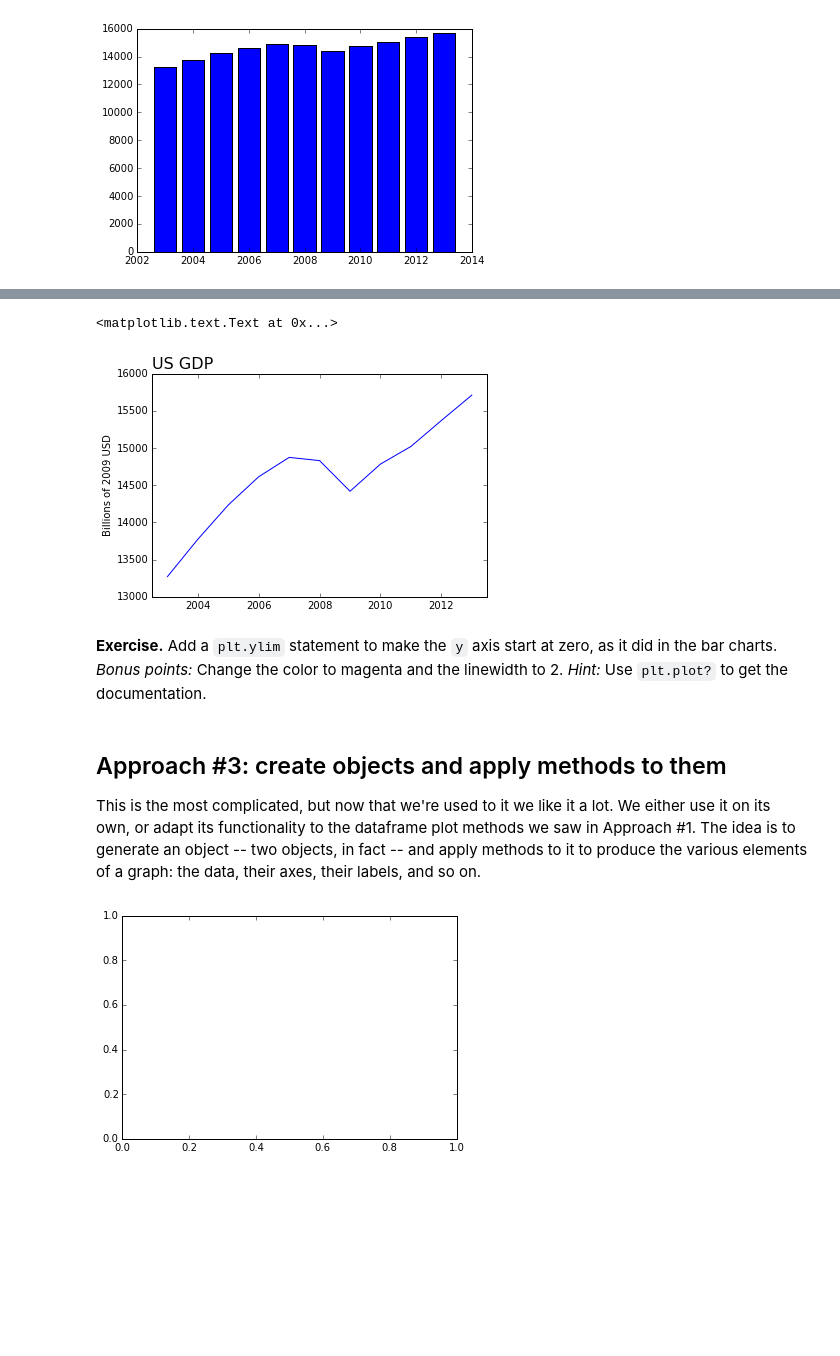
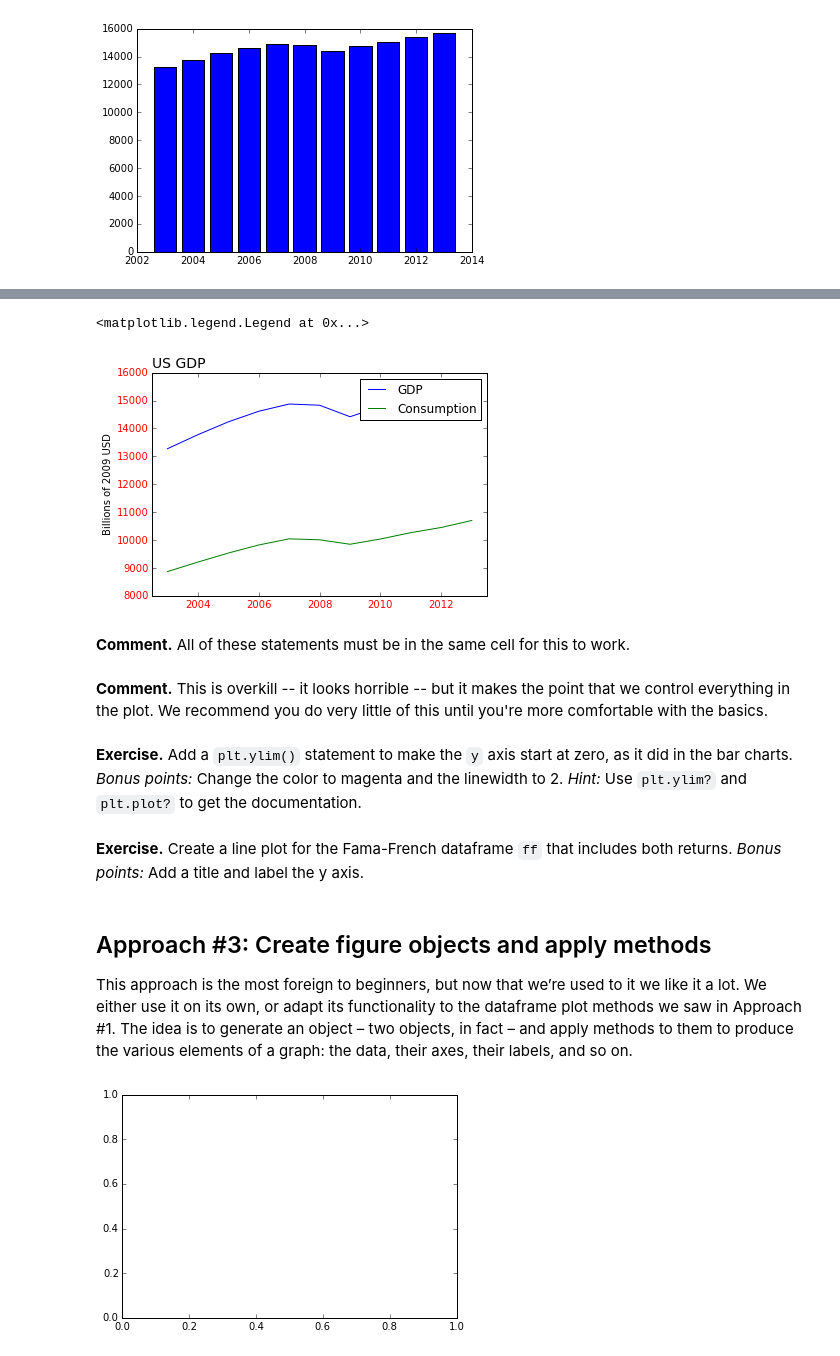
Before and after one commit to DaveBackus/Data_Bootcamp, a Jupyter notebook: Code/IPython/bootcamp_graphics_1.ipynb, the cells around one changed output, grey strips where cells are left out. Saved outputs shown, nothing was run; the diff lists cells and outputs as text; code cells hidden in the pictures; blank space fills up the shorter version.

Commit message:
graphics notebook updated

```diff
--- a/Code/IPython/bootcamp_graphics_1.ipynb
+++ b/Code/IPython/bootcamp_graphics_1.ipynb
@@ -50,9 +63,9 @@ gdp  = [13271.1, 13773.5, 14234.2, 14613.8, 14873.7, 14830.4, 14418.7,
         14783.8, 15020.6, 15369.2, 15710.3]
 pce  = [8867.6, 9208.2, 9531.8, 9821.7, 10041.6, 10007.2, 9847.0, 10036.3,
         10263.5, 10449.7, 10699.7]
-year = [2003, 2004, 2005, 2006, 2007, 2008, 2009, 2010, 2011, 2012, 2013]
+year = list(range(2003,2014))        # use range for years 2003-2013
 
 # create dataframe from dictionary
 us = pd.DataFrame({'gdp': gdp, 'pce': pce}, index=year)
-print(us)
+print(us.head(3))
 # %% [output]
@@ -208,18 +255,28 @@ plt.bar(us.index, us['gdp'], align='center', alpha=0.65, color='red', edgecolor=
 # %%
 # we can also add things to plots
 plt.plot(us.index, us['gdp'])
-plt.title('US GDP', fontsize=16, loc='left')
-plt.xlim((2002.5, 2013.5))
-plt.ylabel('Billions of 2009 USD')
+plt.plot(us.index, us['pce'])
+
+plt.title('US GDP', fontsize=14, loc='left') # add title
+plt.ylabel('Billions of 2009 USD')           # y axis label
+plt.xlim(2002.5, 2013.5)                     # shrink x axis limits
+plt.tick_params(labelcolor='red')            # change tick labels to red
+plt.legend(['GDP', 'Consumption'])           # more descriptive variable names
 # %% [output]
-<matplotlib.text.Text at 0x...>
+<matplotlib.legend.Legend at 0x...>
-[figure, old version]
+[figure, new version]
+# %% [markdown]
+**Comment.** All of these statements must be in the same cell for this to work.
+# %% [markdown]
+**Comment.** This is overkill -- it looks horrible -- but it makes the point that we control everything in the plot.  We recommend you do very little of this until you're more comfortable with the basics.
 # %% [markdown]
-**Exercise.** Add a `plt.ylim` statement to make the `y` axis start at zero, as it did in the bar charts.  *Bonus points:*  Change the color to magenta and the linewidth to 2.  *Hint:*  Use `plt.plot?` to get the documentation.
+**Exercise.** Add a `plt.ylim()` statement to make the `y` axis start at zero, as it did in the bar charts.  *Bonus points:*  Change the color to magenta and the linewidth to 2.  *Hint:*  Use `plt.ylim?` and `plt.plot?` to get the documentation.
+# %% [markdown]
+**Exercise.** Create a line plot for the Fama-French dataframe `ff` that includes both returns.  *Bonus points:* Add a title and label the y axis.
 # %% [markdown]
-## Approach #3:  create objects and apply methods to them
+## Approach #3:  Create figure objects and apply methods
 
-This is the most complicated, but now that we're used to it we like it a lot.  We either use it on its own, or adapt its functionality to the dataframe plot methods we saw in Approach #1.  The idea is to generate an object -- two objects, in fact -- and apply methods to it to produce the various elements of a graph:  the data, their axes, their labels, and so on.
+This approach is the most foreign to beginners, but now that we’re used to it we like it a lot. We either use it on its own, or adapt its functionality to the dataframe plot methods we saw in Approach #1. The idea is to generate an object – two objects, in fact – and apply methods to them to produce the various elements of a graph: the data, their axes, their labels, and so on.
 # %%
 # create fig and ax objects
 fig, ax = plt.subplots()
```
Also changed, not shown: parts of 87 cells of this notebook, 1 other file.
